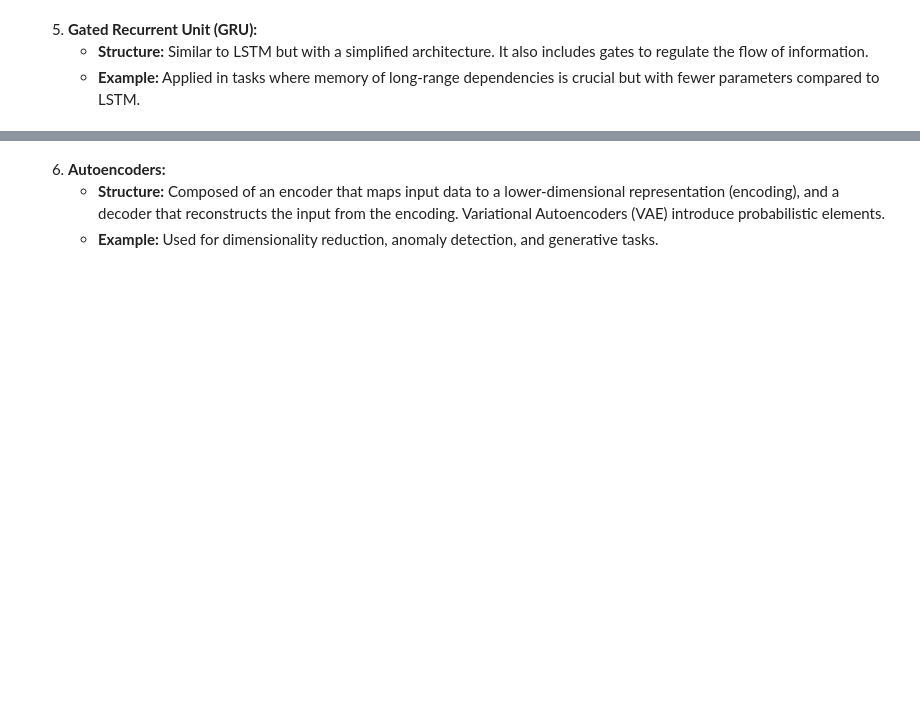
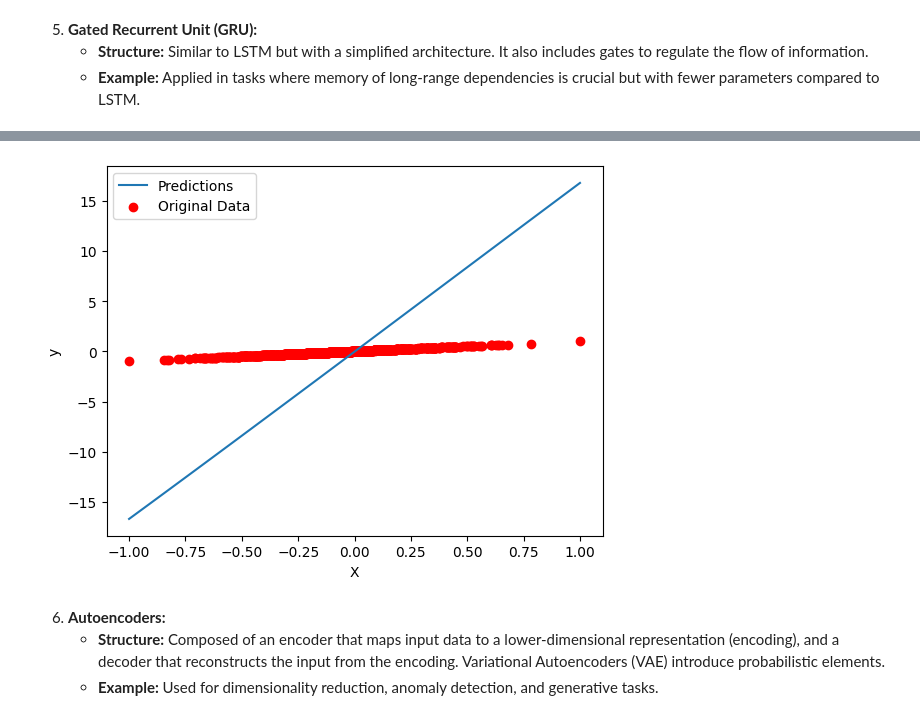
Before and after one commit to shfarhaan/ml-notebooks, a Jupyter notebook: Deep Learning/Algorithms/algorithms.ipynb, the cells around one changed output, grey strips where cells are left out. Drawn from its saved outputs; the diff is of its cells as text; code cells hidden in the pictures; blank space fills up the shorter version.

```diff
--- a/Deep Learning/Algorithms/algorithms.ipynb
+++ b/Deep Learning/Algorithms/algorithms.ipynb
@@ -266,3 +266,58 @@ Test Loss: 0.2507, Test Accuracy: 0.9100
 5. **Gated Recurrent Unit (GRU):**
    - **Structure:** Similar to LSTM but with a simplified architecture. It also includes gates to regulate the flow of information.
    - **Example:** Applied in tasks where memory of long-range dependencies is crucial but with fewer parameters compared to LSTM.
+# %%
+import numpy as np
+from sklearn.datasets import make_regression
+from sklearn.preprocessing import MinMaxScaler
+from tensorflow.keras.models import Sequential
+from tensorflow.keras.layers import GRU, Dense
+
+# Generate a synthetic dataset
+X, y = make_regression(n_samples=1000, n_features=1, noise=0.1, random_state=42)
+
+# Reshape the data for input to the GRU network
+X = X.reshape((X.shape[0], 1, X.shape[1]))
+
+# Normalize the input data
+scaler_x = MinMaxScaler(feature_range=(-1, 1))
+X = scaler_x.fit_transform(X.reshape(-1, 1)).reshape(X.shape)
+
+# Normalize the target variable
+scaler_y = MinMaxScaler(feature_range=(-1, 1))
+y = scaler_y.fit_transform(y.reshape(-1, 1)).reshape(y.shape)
+
+# Define and build the GRU model with 5 layers
+model = Sequential()
+model.add(GRU(units=50, activation='tanh', return_sequences=True, input_shape=(X.shape[1], X.shape[2])))
+model.add(GRU(units=50, activation='tanh', return_sequences=True))
+model.add(GRU(units=50, activation='tanh', return_sequences=True))
+model.add(GRU(units=50, activation='tanh', return_sequences=True))
+model.add(GRU(units=50, activation='tanh', return_sequences=False))
+model.add(Dense(units=1))
+
+# Compile the model
+model.compile(optimizer='adam', loss='mse')
+
+# Train the model
+model.fit(X, y, epochs=50, batch_size=32, verbose=1)
+
+# Generate new data for prediction (similar to training data for simplicity)
+X_new = scaler_x.transform(np.linspace(-1, 1, 100).reshape(-1, 1)).reshape((100, 1, 1))
+
+# Make predictions
+predictions = model.predict(X_new)
+
+# Invert the normalization for visualization
+predictions = scaler_y.inverse_transform(predictions.reshape(-1, 1)).reshape(predictions.shape)
+
+# Plot the results
+import matplotlib.pyplot as plt
+
+plt.plot(np.linspace(-1, 1, 100), predictions, label='Predictions')
+plt.scatter(X[:, 0, 0], y, color='red', label='Original Data')
+plt.xlabel('X')
+plt.ylabel('y')
+plt.legend()
+plt.show()
+# %% [output]
@@ -269,3 +341,4 @@ Test Loss: 0.2507, Test Accuracy: 0.9100
+[figure, added]
 # %% [markdown]
 6. **Autoencoders:**
    - **Structure:** Composed of an encoder that maps input data to a lower-dimensional representation (encoding), and a decoder that reconstructs the input from the encoding. Variational Autoencoders (VAE) introduce probabilistic elements.
```
Also changed, not shown: parts of 1 cell of this notebook.
